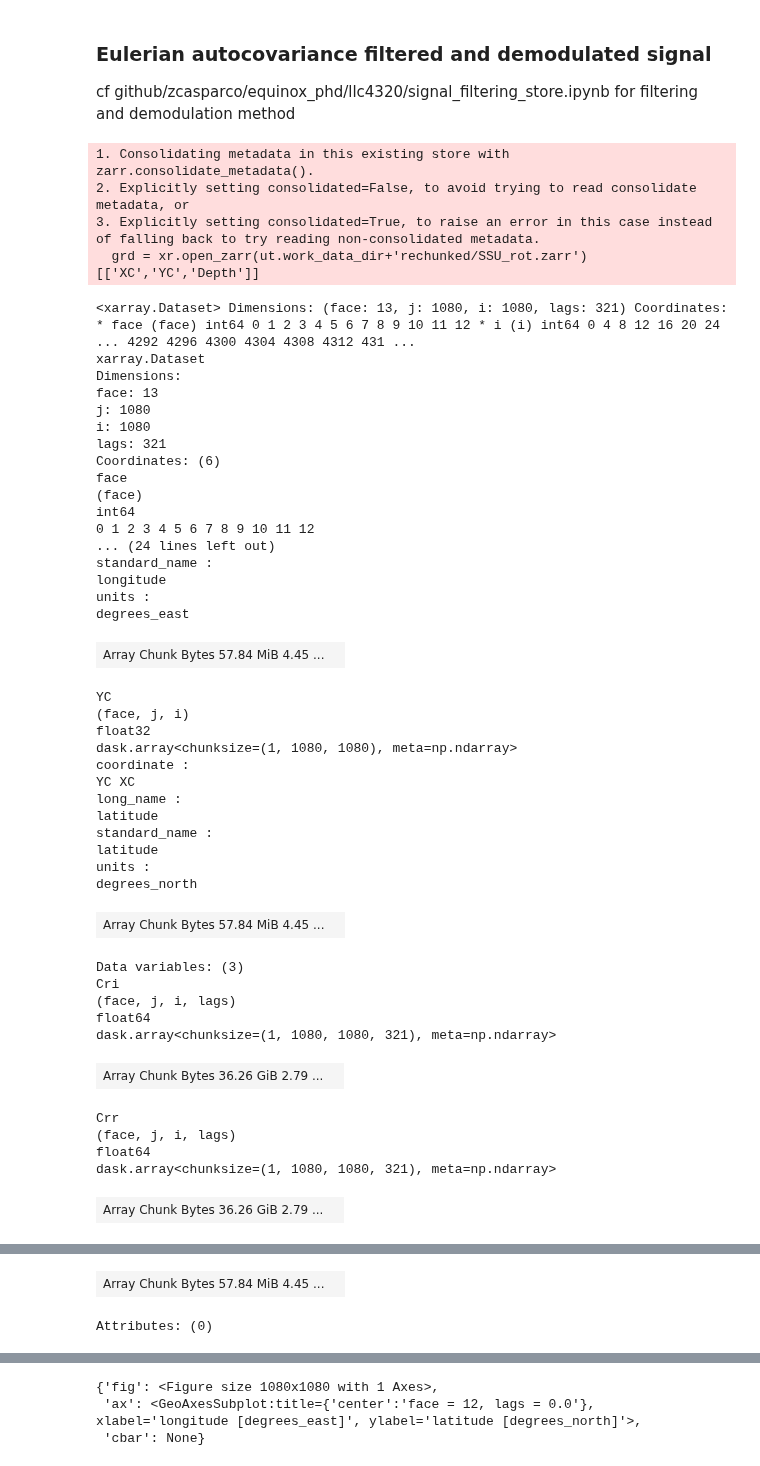
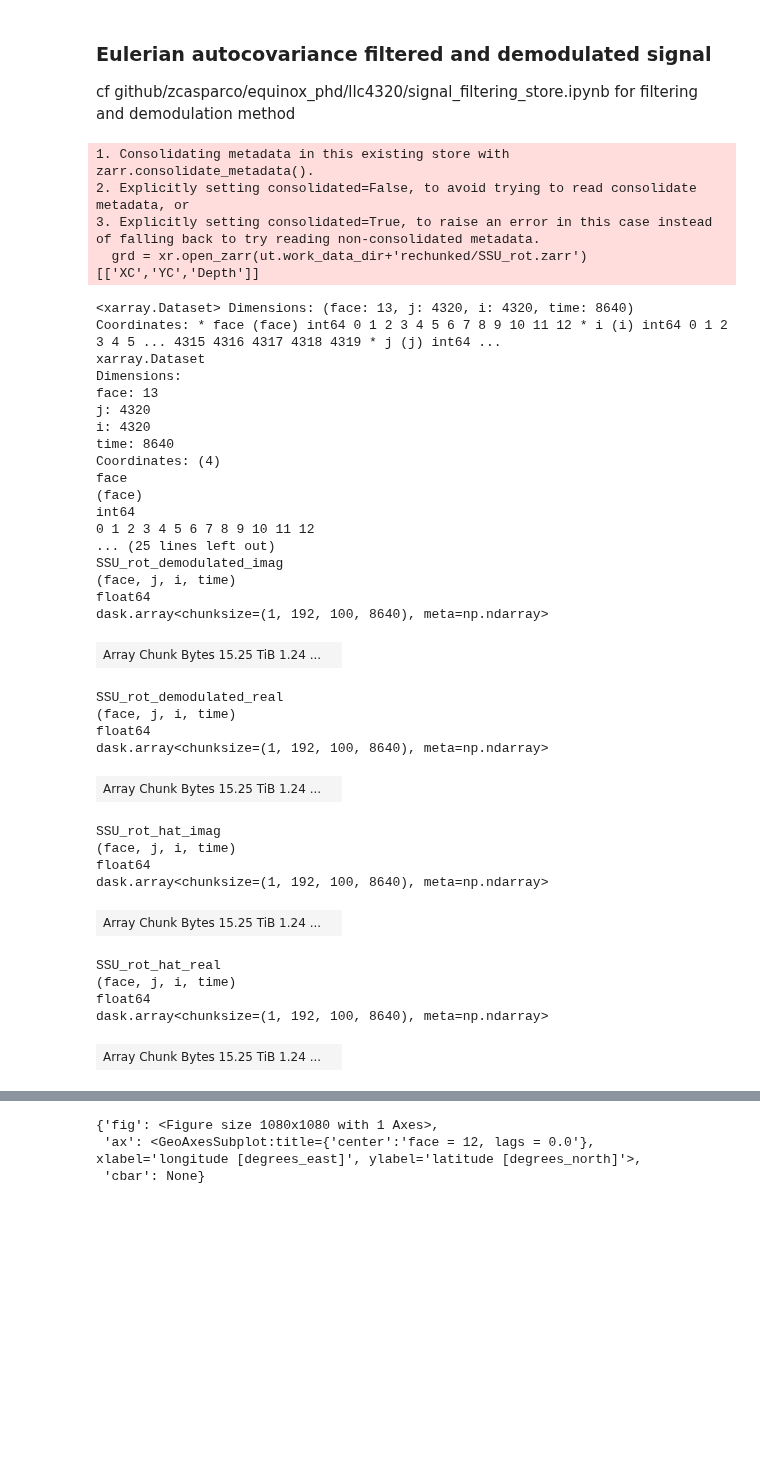
Before and after one commit to zcasparco/equinox_phd, a Jupyter notebook: llc4320/Eulerian_autocovariance.ipynb, the cells around one changed output, grey strips where cells are left out. Drawn from its saved outputs; the diff is of its cells as text; code cells hidden in the pictures; blank space fills up the shorter version.

```diff
--- a/llc4320/Eulerian_autocovariance.ipynb
+++ b/llc4320/Eulerian_autocovariance.ipynb
@@ -44,63 +44,55 @@ w = cluster.scale(jobs=5)
 client = Client(cluster)
 # %%
 #Load demodulated field
-#dsU = xr.open_zarr(ut.work_data_dir+'filtered_itide/SSU_autocov.zarr')
-ds = xr.open_zarr(ut.work_data_dir+'filtered_itide/SSU_autocov.zarr')
+ds = xr.open_zarr(ut.work_data_dir+'filtered_itide/SSU_filtered.zarr')
+ds2000 = xr.open_zarr(ut.work_data_dir+'filtered_itide/SSU_demodulated_2000.zarr')
+#ds = xr.open_zarr(ut.work_data_dir+'filtered_itide/SSU_autocov.zarr')
 grd = xr.open_zarr(ut.work_data_dir+'rechunked/SSU_rot.zarr')[['XC','YC','Depth']]
 
 #dsU = xr.merge([dsU,grd.isel(i=slice(0,None,4),j=slice(0,None,4))])
 #dsU = dsU.assign_coords({'XC':dsU.XC,'YC':dsU.YC})
 #dsU = dsU.chunk({'i':-1,'j':-1})
 
-ds = xr.merge([ds,grd.isel(i=slice(0,None,4),j=slice(0,None,4))])
-ds = ds.assign_coords({'XC':ds.XC,'YC':ds.YC})
-ds = ds.chunk({'i':-1,'j':-1})
+#ds = xr.merge([ds.isel(i=slice(0,None,4),j=slice(0,None,4)),grd.isel(i=slice(0,None,4),j=slice(0,None,4))])
+#ds = ds.assign_coords({'XC':ds.XC,'YC':ds.YC})
+#ds = ds.chunk({'i':-1,'j':-1})
 #ut.load_grd()[['XC', 'YC', 'Depth']]#.persist()
 ds
 # %% [output]
 1. Consolidating metadata in this existing store with zarr.consolidate_metadata().
 2. Explicitly setting consolidated=False, to avoid trying to read consolidate metadata, or
 3. Explicitly setting consolidated=True, to raise an error in this case instead of falling back to try reading non-consolidated metadata.
   grd = xr.open_zarr(ut.work_data_dir+'rechunked/SSU_rot.zarr')[['XC','YC','Depth']]
-<xarray.Dataset> Dimensions: (face: 13, j: 1080, i: 1080, lags: 321) Coordinates: * face (face) int64 0 1 2 3 4 5 6 7 8 9 10 11 12 * i (i) int64 0 4 8 12 16 20 24 ... 4292 4296 4300 4304 4308 4312 431 ...
+<xarray.Dataset> Dimensions: (face: 13, j: 4320, i: 4320, time: 8640) Coordinates: * face (face) int64 0 1 2 3 4 5 6 7 8 9 10 11 12 * i (i) int64 0 1 2 3 4 5 ... 4315 4316 4317 4318 4319 * j (j) int64 ...
 xarray.Dataset
 Dimensions:
 face: 13
-j: 1080
-i: 1080
-lags: 321
-Coordinates: (6)
+j: 4320
+i: 4320
+time: 8640
+Coordinates: (4)
 face
 (face)
 int64
 0 1 2 3 4 5 6 7 8 9 10 11 12
-... (24 lines left out)
-standard_name :
-longitude
-units :
-degrees_east
+... (25 lines left out)
+SSU_rot_demodulated_imag
+(face, j, i, time)
+float64
+dask.array<chunksize=(1, 192, 100, 8640), meta=np.ndarray>
-| Array Chunk Bytes 57.84 MiB 4.45 ... |  |
+| Array Chunk Bytes 15.25 TiB 1.24 ... |  |
-YC
-(face, j, i)
-float32
-dask.array<chunksize=(1, 1080, 1080), meta=np.ndarray>
-coordinate :
-YC XC
-long_name :
-latitude
-standard_name :
-latitude
-units :
-degrees_north
+SSU_rot_demodulated_real
+(face, j, i, time)
+float64
+dask.array<chunksize=(1, 192, 100, 8640), meta=np.ndarray>
-| Array Chunk Bytes 57.84 MiB 4.45 ... |  |
+| Array Chunk Bytes 15.25 TiB 1.24 ... |  |
-Data variables: (3)
-Cri
-(face, j, i, lags)
+SSU_rot_hat_imag
+(face, j, i, time)
 float64
-dask.array<chunksize=(1, 1080, 1080, 321), meta=np.ndarray>
+dask.array<chunksize=(1, 192, 100, 8640), meta=np.ndarray>
-| Array Chunk Bytes 36.26 GiB 2.79 ... |  |
+| Array Chunk Bytes 15.25 TiB 1.24 ... |  |
-Crr
-(face, j, i, lags)
+SSU_rot_hat_real
+(face, j, i, time)
 float64
-dask.array<chunksize=(1, 1080, 1080, 321), meta=np.ndarray>
+dask.array<chunksize=(1, 192, 100, 8640), meta=np.ndarray>
-| Array Chunk Bytes 36.26 GiB 2.79 ... |  |
+| Array Chunk Bytes 15.25 TiB 1.24 ... |  |
@@ -119,3 +100 @@ m
-| Array Chunk Bytes 57.84 MiB 4.45 ... |  |
-Attributes: (0)
 # %%
```
Also changed, not shown: parts of 14 cells of this notebook, 4 other files.
